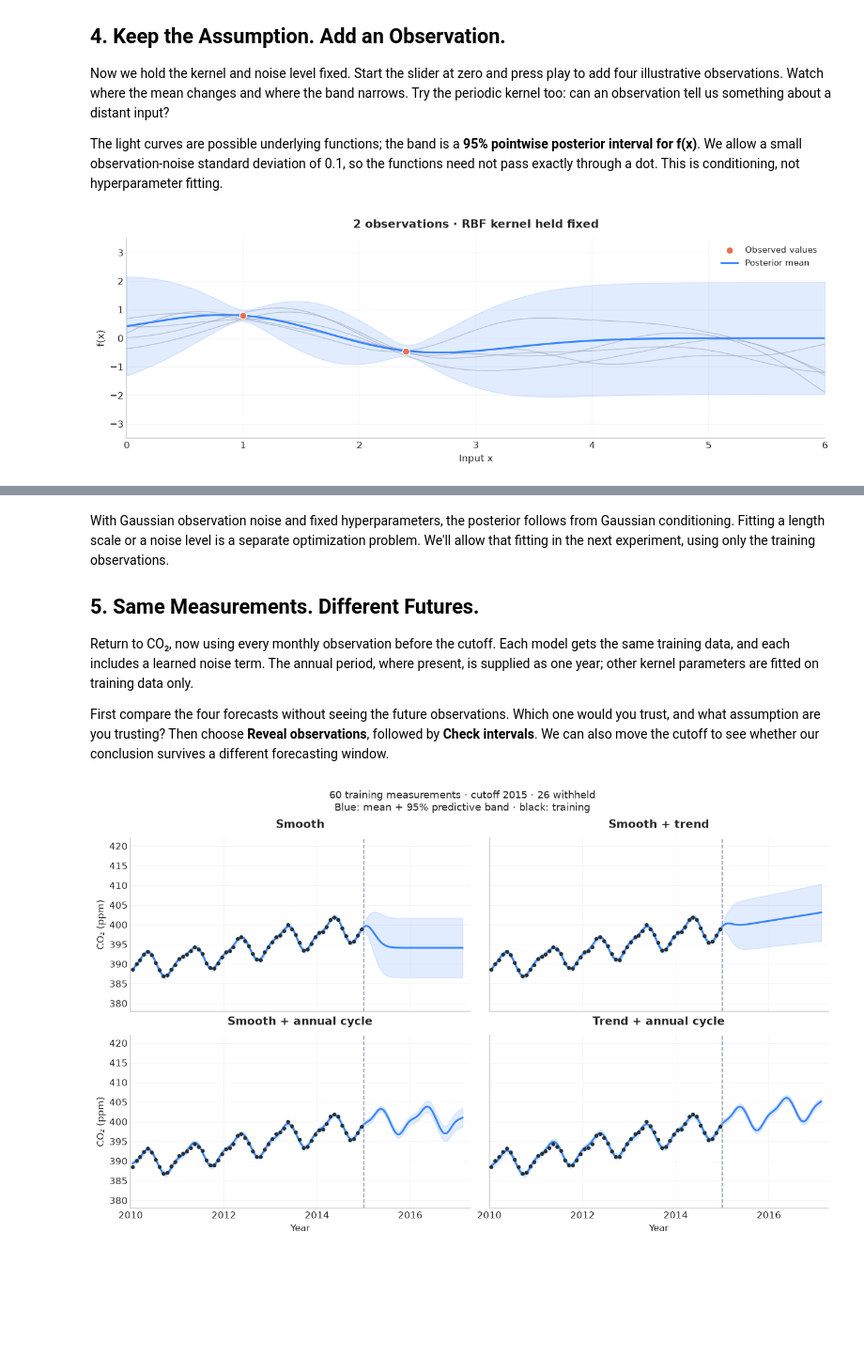
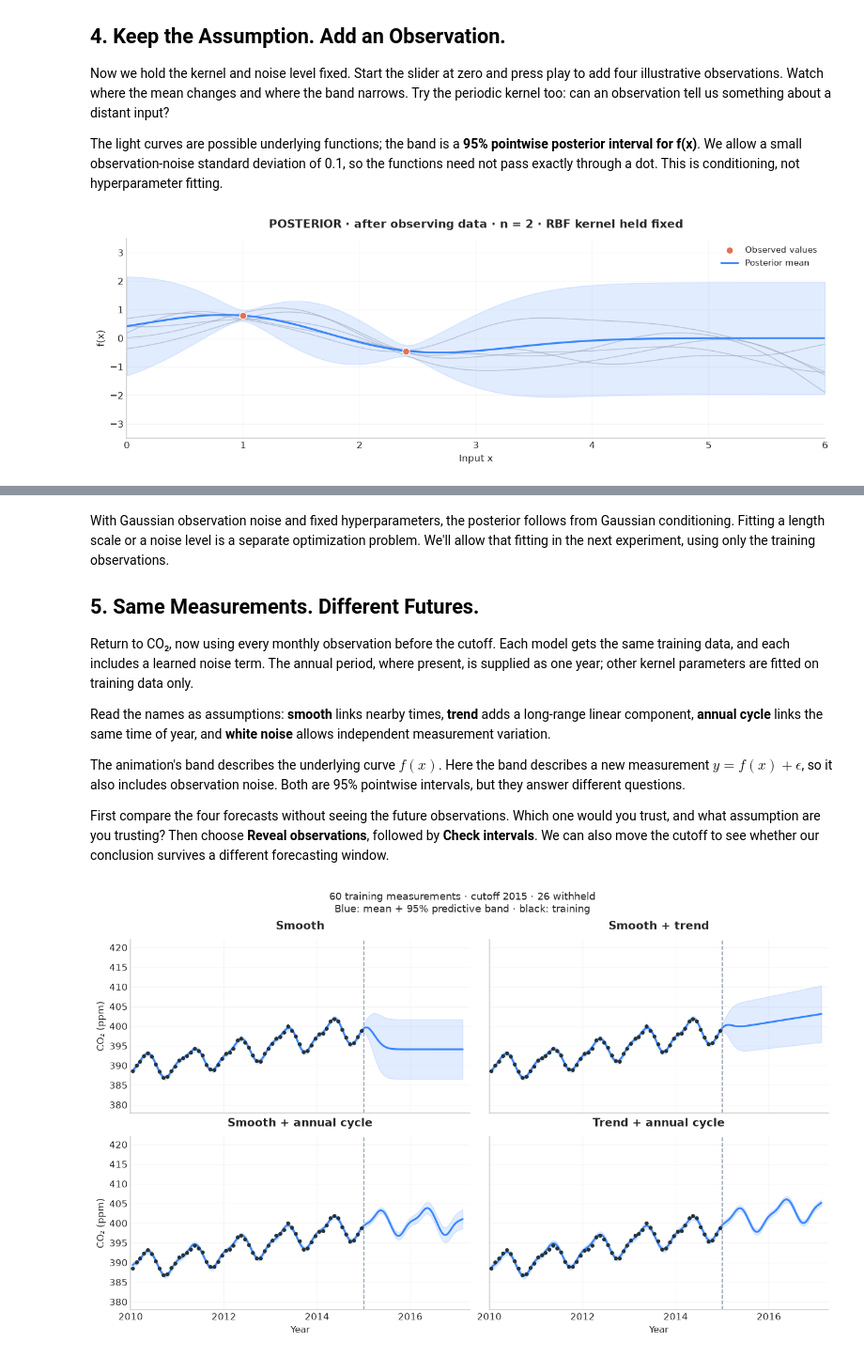
Before and after one commit to jinming99/learn-ml-by-building, a Jupyter notebook: Lecture 10 Kernel Methods/10-GP-Kernel-Methods.ipynb, the cells around one changed output, grey strips where cells are left out. Shown at 94% size. Cells and saved outputs as stored; diff of their text form; code cells hidden in the pictures; blank space fills up the shorter version.

Commit message:
Clarify Lecture 10 assumptions and uncertainty explanations

```diff
--- a/Lecture 10 Kernel Methods/10-GP-Kernel-Methods.ipynb
+++ b/Lecture 10 Kernel Methods/10-GP-Kernel-Methods.ipynb
@@ -218,35 +228,36 @@ The light curves are possible underlying functions; the band is a **95% pointwis
 observation_x = np.array([1., 2.4, 4.1, 5.3]).reshape(-1, 1)
 observation_y = np.array([.8, -.45, .6, -.7])
 
 @lru_cache(maxsize=10)
 def conditioned(kind, observations):
     model = GaussianProcessRegressor(kernel=teaching_kernel(kind, .8), alpha=.1**2,
                                      optimizer=None, normalize_y=False)
     if observations:
         model.fit(observation_x[:observations], observation_y[:observations])
     mean, covariance = model.predict(function_x, return_cov=True)
     draws = mean[:, None] + np.linalg.cholesky(covariance+1e-8*np.eye(len(function_x))) @ sample_noise
     return mean, np.sqrt(np.maximum(np.diag(covariance), 0)), draws
 
 def conditioning_story(observations=2, kind='RBF'):
     mean, std, draws = conditioned(kind, observations)
     fig, ax = plt.subplots(figsize=(11.8, 4), layout='constrained')
     for draw in draws.T:
         ax.plot(function_x, draw, color=MUTED, lw=1, alpha=.5)
     gp_band(ax, function_x, mean, std)
     ax.scatter(observation_x[:observations], observation_y[:observations], s=65, color=CORAL,
                edgecolor='white', zorder=5, label='Observed values')
     ax.plot([], [], color=BLUE, lw=2, label='Posterior mean' if observations else 'Prior mean')
-    ax.set(title=f'{observations} observations · {kind} kernel held fixed', xlabel='Input x', ylabel='f(x)',
+    stage = 'POSTERIOR · after observing data' if observations else 'PRIOR · before observing data'
+    ax.set(title=f'{stage} · n = {observations} · {kind} kernel held fixed', xlabel='Input x', ylabel='f(x)',
            xlim=(0, 6), ylim=(-3.5, 3.5))
     ax.legend(loc='upper right', fontsize=10)
     plt.show()
 
 conditioning_controls = explore(conditioning_story, play='observations',
     observations=widgets.IntSlider(value=2, min=0, max=4, description='Observations', continuous_update=False),
     kind=widgets.ToggleButtons(options=['RBF', 'Periodic'], description='Kernel'))
 # %% [output]
-[figure, old version]
+[figure, new version]
 [interactive output not drawn]
 # %% [markdown]
 With Gaussian observation noise and fixed hyperparameters, the posterior follows from Gaussian conditioning. Fitting a length scale or a noise level is a separate optimization problem. We'll allow that fitting in the next experiment, using only the training observations.
@@ -255,6 +266,10 @@ With Gaussian observation noise and fixed hyperparameters, the posterior follows
 
 Return to CO₂, now using every monthly observation before the cutoff. Each model gets the same training data, and each includes a learned noise term. The annual period, where present, is supplied as one year; other kernel parameters are fitted on training data only.
 
+Read the names as assumptions: **smooth** links nearby times, **trend** adds a long-range linear component, **annual cycle** links the same time of year, and **white noise** allows independent measurement variation.
+
+The animation's band describes the underlying curve $f(x)$. Here the band describes a new measurement $y=f(x)+\epsilon$, so it also includes observation noise. Both are 95% pointwise intervals, but they answer different questions.
+
 First compare the four forecasts without seeing the future observations. Which one would you trust, and what assumption are you trusting? Then choose **Reveal observations**, followed by **Check intervals**. We can also move the cutoff to see whether our conclusion survives a different forecasting window.
 # %%
 def co2_kernels():
```
Also changed, not shown: parts of 9 cells of this notebook.
